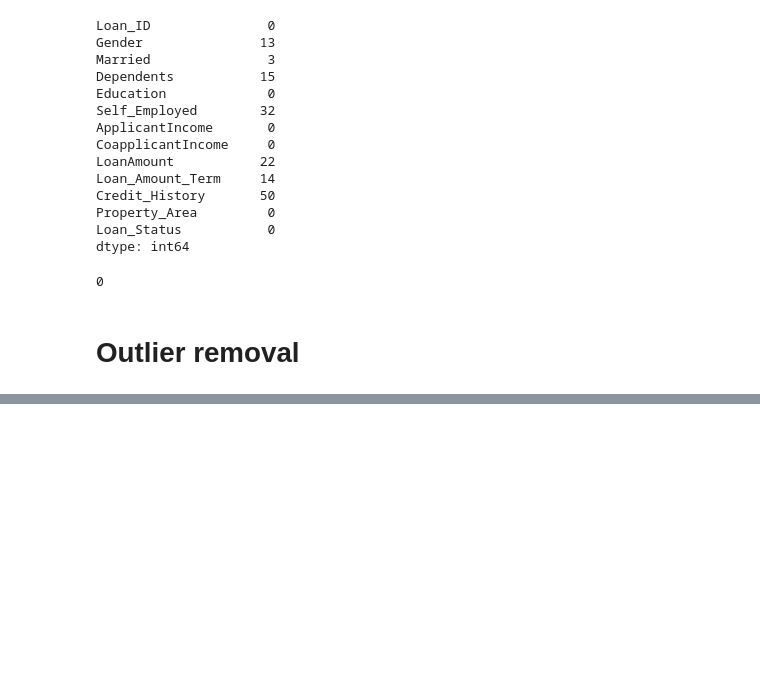
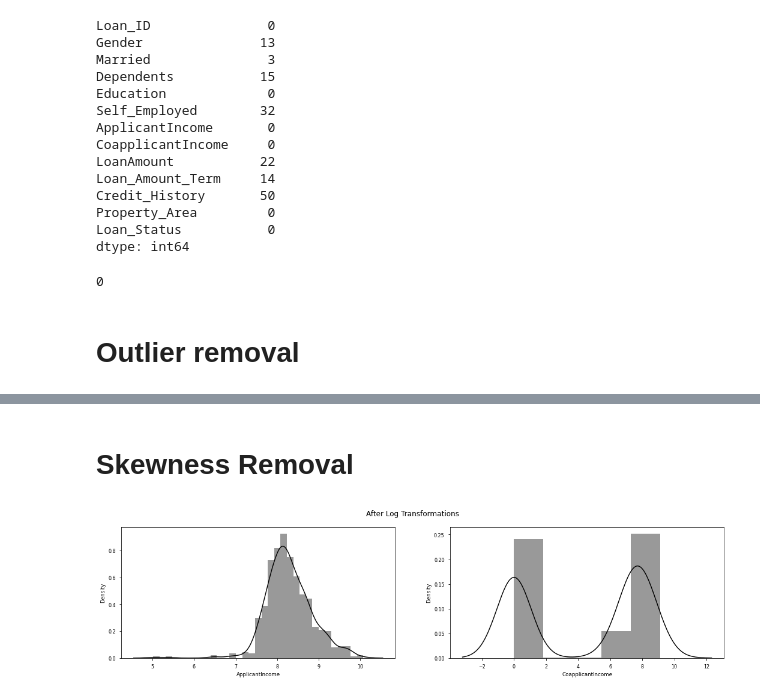
Before and after one commit to rohith1125/Loan-Predictor, a Jupyter notebook: Loan Status Prediction.ipynb, the cells around one changed output, grey strips where cells are left out. Saved outputs shown, nothing was run; the diff lists cells and outputs as text; code cells hidden in the pictures; blank space fills up the shorter version.

```diff
--- a/Loan Status Prediction.ipynb
+++ b/Loan Status Prediction.ipynb
@@ -141,0 +183,24 @@ KeysView(RcParams({'_internal.classic_mode': False,
+# %% [markdown]
+# Skewness Removal
+# %%
+# lets remove skewness from ApplicantIncome and Coapplicant Income, as it can add bias to the data
+
+import warnings
+warnings.filterwarnings('ignore')
+plt.rcParams['figure.figsize'] = (18, 4)
+
+# lets apply log transformation to remove skewness
+data['ApplicantIncome'] = np.log(data['ApplicantIncome'])
+data['CoapplicantIncome'] = np.log1p(data['CoapplicantIncome'])
+
+# lets plot them and check whether the skewness is removed or not
+plt.subplot(1, 2, 1)
+sns.distplot(data['ApplicantIncome'], color = 'black')
+
+plt.subplot(1, 2, 2)
+sns.distplot(data['CoapplicantIncome'], color = 'black')
+
+plt.suptitle('After Log Transformations')
+plt.show()
+# %% [output]
+[figure, added]
```
Also changed, not shown: parts of 8 cells of this notebook.
